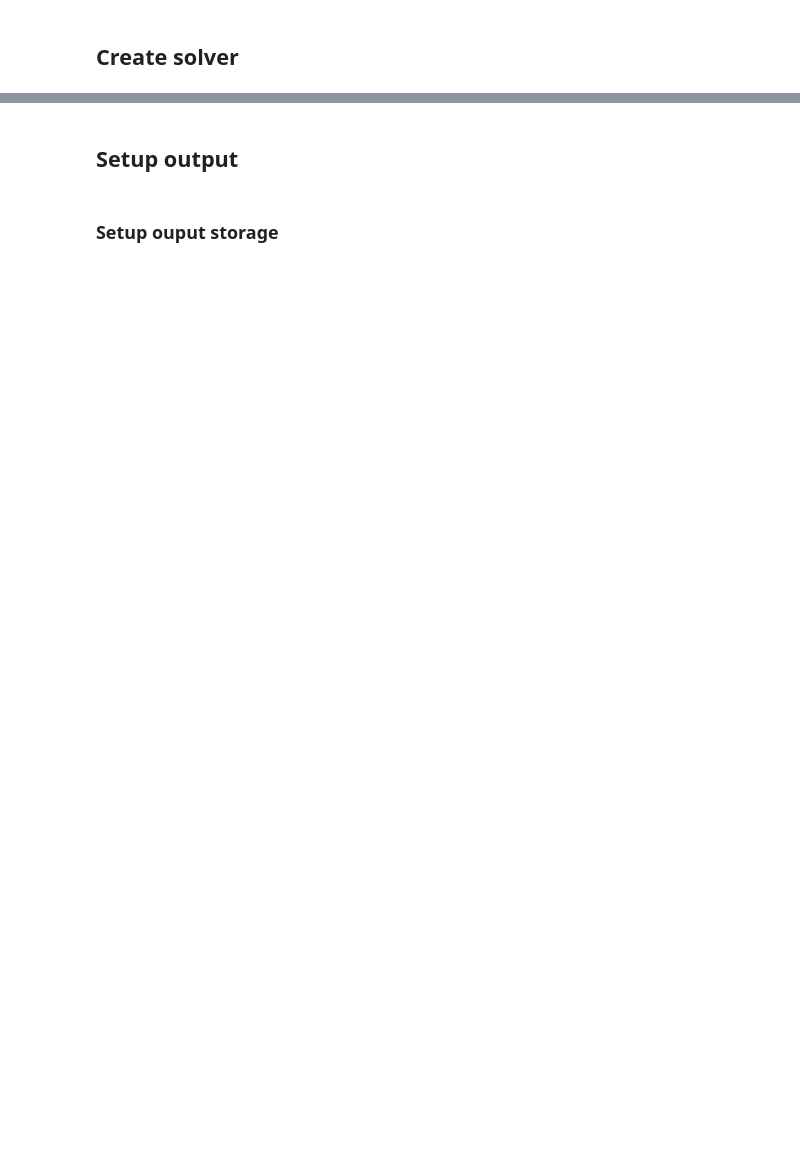
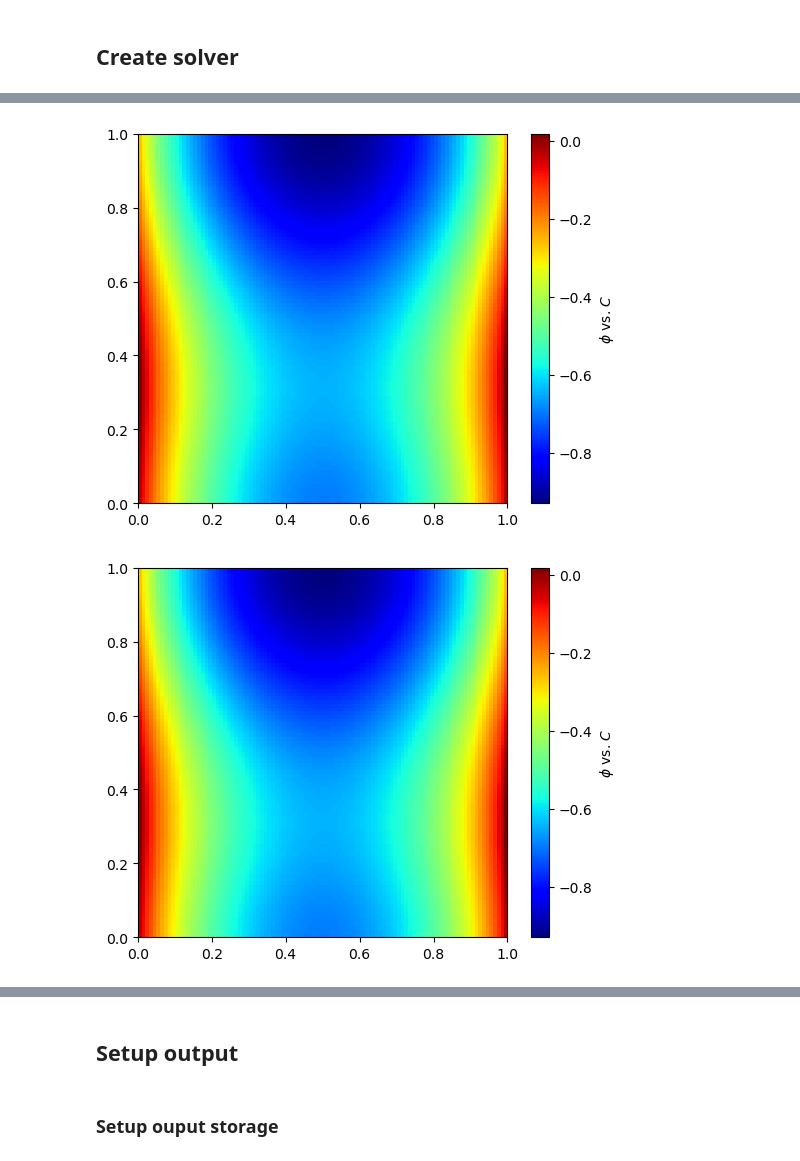
Before and after one commit to guyer/solver_benchmark_binary, a Jupyter notebook: codes/notebooks/binary_phase_field.ipynb, the cells around one changed output, grey strips where cells are left out. Saved outputs shown, nothing was run; the diff lists cells and outputs as text; code cells hidden in the pictures; blank space fills up the shorter version.

```diff
--- a/codes/notebooks/binary_phase_field.ipynb
+++ b/codes/notebooks/binary_phase_field.ipynb
@@ -437,0 +265,8 @@ eq = (fp.TransientTerm(var=C)
+# %%
+phi_C_mesh = fp.Grid2D(nx=100, Lx=1., ny=100, Ly=1.)
+free_energy = f(phi=phi_C_mesh.y, C=phi_C_mesh.x)
+free_energy.name = r"$\phi$ vs. $C$"
+fp.Viewer(vars=free_energy)
+# %% [output]
+[figure, added]
+[figure, added]
```
Also changed, not shown: parts of 65 cells of this notebook, 2 other files.
